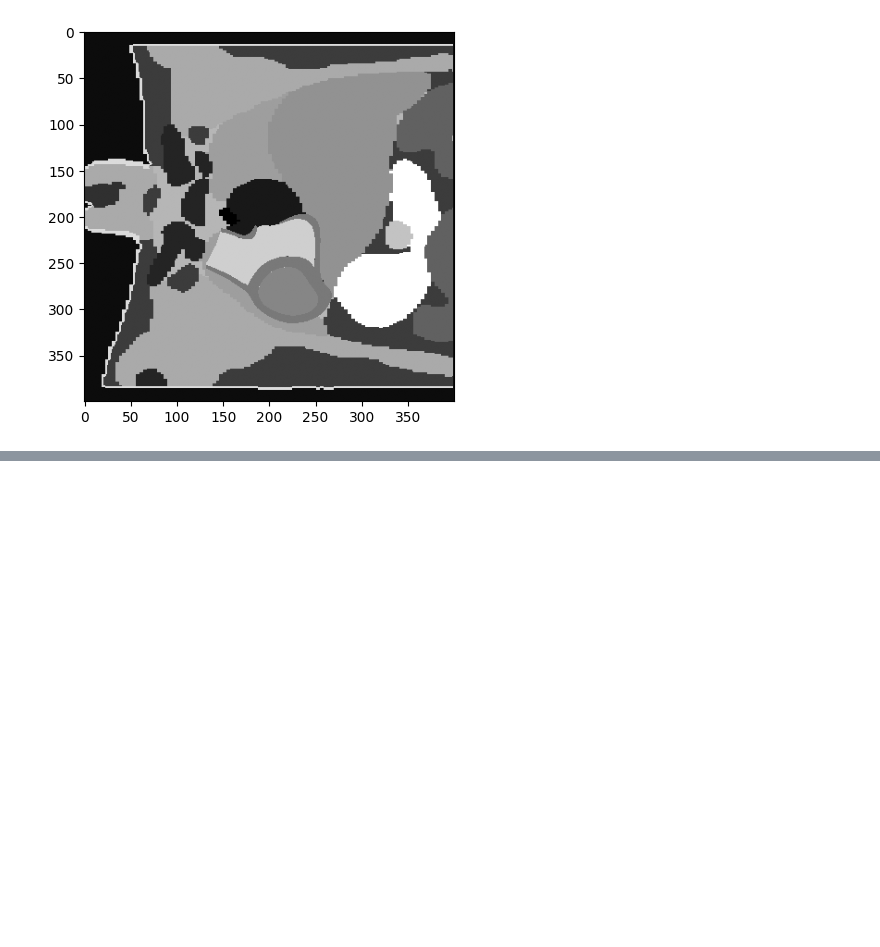
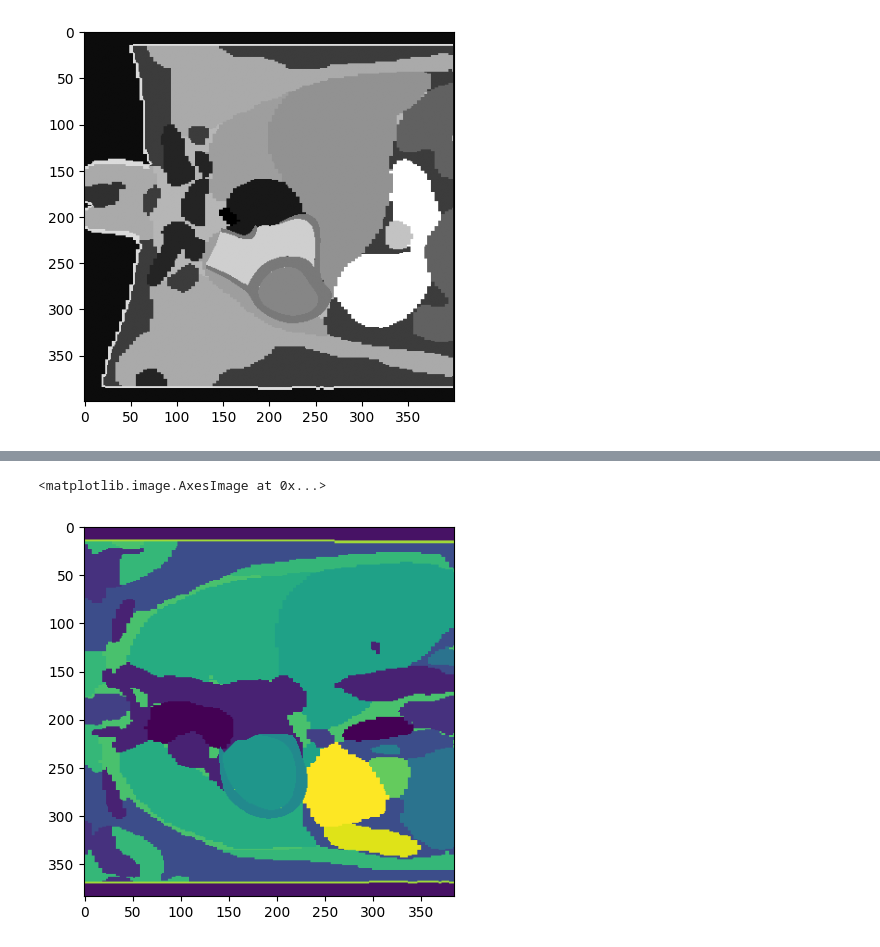
Before and after one commit to paolodc5/CMR_synthesis, a Jupyter notebook: mt_DIDC_DPM_analysis.ipynb, the cells around one changed output, grey strips where cells are left out. Saved outputs shown, nothing was run; the diff lists cells and outputs as text; code cells hidden in the pictures; blank space fills up the shorter version.

Commit message:
Multiscale training GAN with corov2

```diff
--- a/mt_DIDC_DPM_analysis.ipynb
+++ b/mt_DIDC_DPM_analysis.ipynb
@@ -251,3 +253,11 @@ plt.imshow(mask_loaded[5], cmap='gray')
 # %% [output]
 <matplotlib.image.AxesImage at 0x...>
 [figure]
+# %%
+data_path = 'DIDC_multiclass_coro_v2_prep'
+files = sorted(os.listdir(data_path))
+files = sorted(list(set([
+    f.replace('_fg.npy', '').replace('_mask.npy', '')
+    for f in files if f.endswith('.npy')
+])))
+files
@@ -253,0 +282,11 @@ plt.imshow(mask_loaded[5], cmap='gray')
+# %%
+dataset = FastDatasetDIDC(data_path, file_list=files)
+# %%
+fg = dataset[455]['input_label']
+mask = dataset[455]['multiClassMask']
+
+# plt.imshow(fg[2], cmap='gray')
+plt.imshow(mask, cmap='viridis')
+# %% [output]
+<matplotlib.image.AxesImage at 0x...>
+[figure, added]
```
Also changed, not shown: parts of 7 cells of this notebook, 1 other file.
